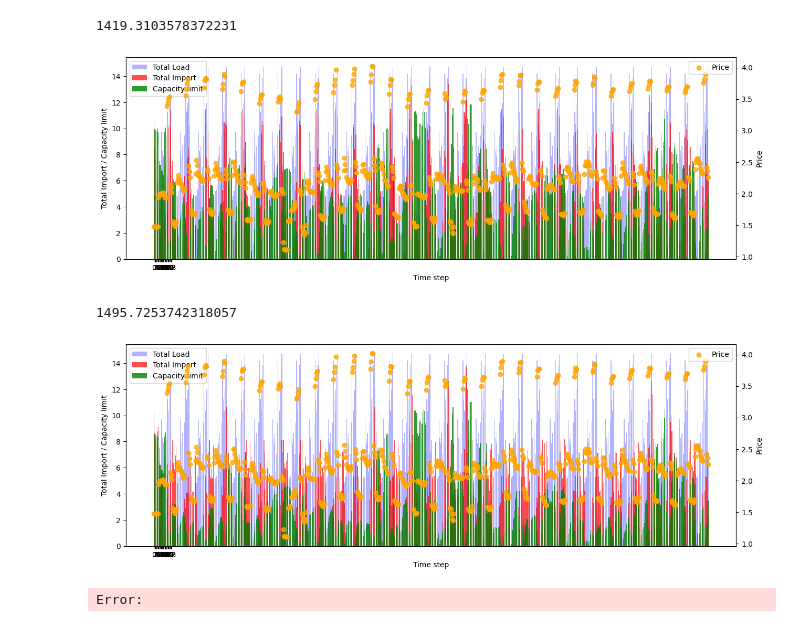
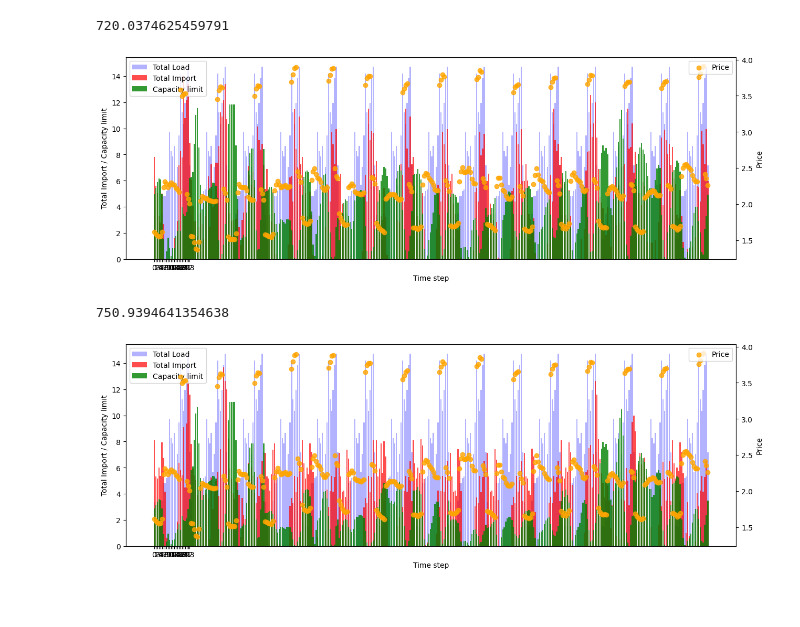
Before and after one commit to antonhlenander/CommunityFlex, a Jupyter notebook: plotting_twolevel.ipynb, the cells around one changed output. Drawn from its saved outputs; the diff is of its cells as text; code cells hidden in the pictures.

Commit message:
Agent action graph change

```diff
--- a/plotting_twolevel.ipynb
+++ b/plotting_twolevel.ipynb
@@ -37,7 +37,7 @@ for rollout in results:
 
     agent_actions = [action for action in agent_actions if action is not None]
 
-    start = 48*11
+    start = 48*22
     end = start + 48*2
 
 
@@ -65,41 +65,42 @@ for rollout in results:
     ax1.bar(range(len(total_load)), total_load, color="blue", alpha=0.3, label="Total Load")
     ax1.bar(range(len(total_import)), total_import, color="red", alpha=0.7, label="Total Import")
     ax1.bar(range(len(cap_limits)), cap_limits, color="green", alpha=0.8, label="Capacity limit")
     ax1.set_xlabel('Time step')
     ax1.set_ylabel('Total Import / Capacity limit')
     ax1.legend(loc='upper left')
 
     ax2 = ax1.twinx()
     #ax2.scatter(range(len(grid_price)), grid_price, label="Grid Price", color="blue", alpha=0.8)
     ax2.scatter(range(len(prices)), prices, label="Price", color="orange", alpha=0.8)
     ax2.set_ylabel('Price')
     ax2.legend(loc='upper right')
 
     plt.xticks(np.arange(0, 24, 1))
     plt.savefig(f"{outputfolder}import_limits_rollout{rollout_no}.png")
     plt.show()
 
     rollout_no += 1
 
     #Plot distribution of agent action per step for all rollouts
     # plt.hist(agent_actions, bins=30, edgecolor='black')
     # prices = np.linspace(0.1, max_price, num=30)
     # print(prices)
 
     # plt.title("Distribution of action values")
     # plt.xlabel("Agent action")
     # plt.ylabel("Frequency")
     # plt.savefig(f"action_dist_{aid}.png")
     # plt.close()
 # %% [output]
-1419.3103578372231
+720.0374625459791
-[figure, old version]
+[figure, new version]
-1495.7253742318057
+750.9394641354638
-[figure, old version]
+[figure, new version]
 # %%
 results = list(results)
+rollout_no = 0
 for rollout in results:
-    for i in range(1,15):
+    for i in range(1,14):
         aid = f"H{i}"
         agent_actions = []
         agent_demand = []
@@ -118,9 +119,6 @@ for rollout in results:
             if action is None:
                 agent_actions[idx] = agent_actions[idx + 1] if idx + 1 < len(agent_actions) else 6
 
-        start = 48*11
-        end = start + 48*2
-
         agent_actions = agent_actions[start:end:2]
         agent_demand = agent_demand[start:end:2]
         agent_charge = agent_charge[start:end:2]
@@ -129,8 +127,7 @@ for rollout in results:
         prices = prices[start:end:2]
 
 
-        fig, ax1 = plt.subplots()
-
+        fig, ax1 = plt.subplots(figsize=(15, 5))
         ax2 = ax1.twinx()
         ax2.scatter(range(len(agent_actions)), agent_actions, label="Action", color='tab:green', alpha=0.5)
         ax2.set_ylabel('Action')
@@ -141,15 +138,16 @@ for rollout in results:
         #ax1.bar(range(len(agent_demand)), agent_demand, label="Demand", color='tab:blue', alpha=1)
         ax1.bar(range(len(agent_charge)), agent_charge, label="Charge", color='tab:orange', alpha=0.5)
         ax1.bar(range(len(agent_supply)), agent_supply, label="Supply", color='tab:red', alpha=0.6)
+        ax1.axhline(y=5, color='black', linestyle='-', linewidth=1)
+        ax1.axhline(y=15, color='black', linestyle='-', linewidth=1)
+        ax1.axhline(y=0, color='black', linestyle='dashed', linewidth=0.5)
         #ax1.bar(range(len(agent_prod)), agent_prod, label="Production", color='tab:purple', alpha=0.6)
         ax1.scatter(range(len(prices)), prices, label="Price", color='tab:grey', alpha=0.8)
         ax1.set_xlabel('Time step')
         ax1.set_ylabel('Demand/Charge')
         ax1.legend(loc='upper left')
-
-
+        plt.xticks(np.arange(0, 24, 1))
         fig.tight_layout()
-        plt.savefig(f"{outputfolder}demand_charge_action_{aid}.png")
+        plt.savefig(f"{outputfolder}rollout{rollout_no}_demand_charge_action_{aid}.png")
         plt.close()
+    rollout_no += 1
-# %% [output]
-Error:
```
